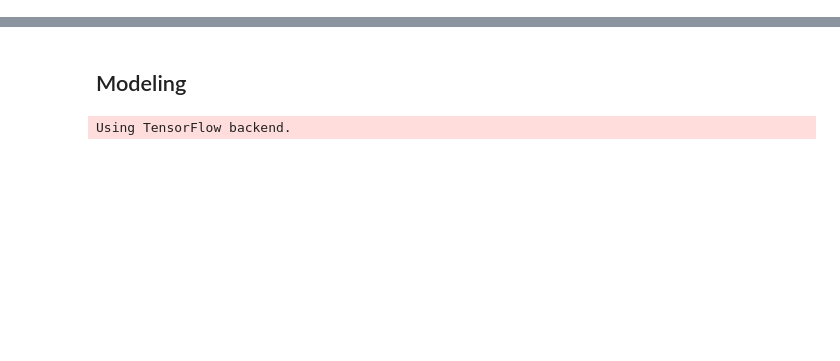
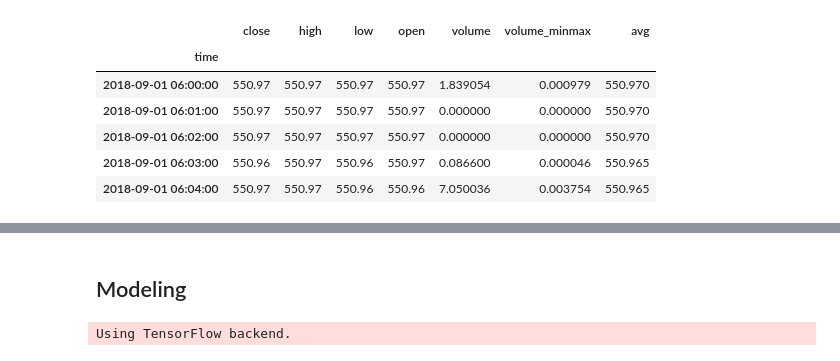
Before and after one commit to LiyangLingIntel/CurrencyPrediction, a Jupyter notebook: submissions/1111/model_lstm_reg.ipynb, the cells around one changed output, grey strips where cells are left out. Drawn from its saved outputs; the diff is of its cells as text; code cells hidden in the pictures; blank space fills up the shorter version.

```diff
--- a/submissions/1111/model_lstm_reg.ipynb
+++ b/submissions/1111/model_lstm_reg.ipynb
@@ -129,0 +67,11 @@ array([[7.76960000e+02, 7.76960000e+02, 7.76280000e+02, 7.76280000e+02,
+# %%
+currencies = ['BCH-USD', 'BTC-USD', 'ETH-USD', 'LTC-USD']
+data['BCH-USD'].head()
+# %% [output]
+|  | close | high | low | open | volume | volume_minmax | avg |
+| time |  |  |  |  |  |  |  |
+| 2018-09-01 06:00:00 | 550.97 | 550.97 | 550.97 | 550.97 | 1.839054 | 0.000979 | 550.970 |
+| 2018-09-01 06:01:00 | 550.97 | 550.97 | 550.97 | 550.97 | 0.000000 | 0.000000 | 550.970 |
+| 2018-09-01 06:02:00 | 550.97 | 550.97 | 550.97 | 550.97 | 0.000000 | 0.000000 | 550.970 |
+| 2018-09-01 06:03:00 | 550.96 | 550.97 | 550.96 | 550.97 | 0.086600 | 0.000046 | 550.965 |
+| 2018-09-01 06:04:00 | 550.97 | 550.97 | 550.96 | 550.96 | 7.050036 | 0.003754 | 550.965 |
```
Also changed, not shown: parts of 29 cells of this notebook, 21 other files.
